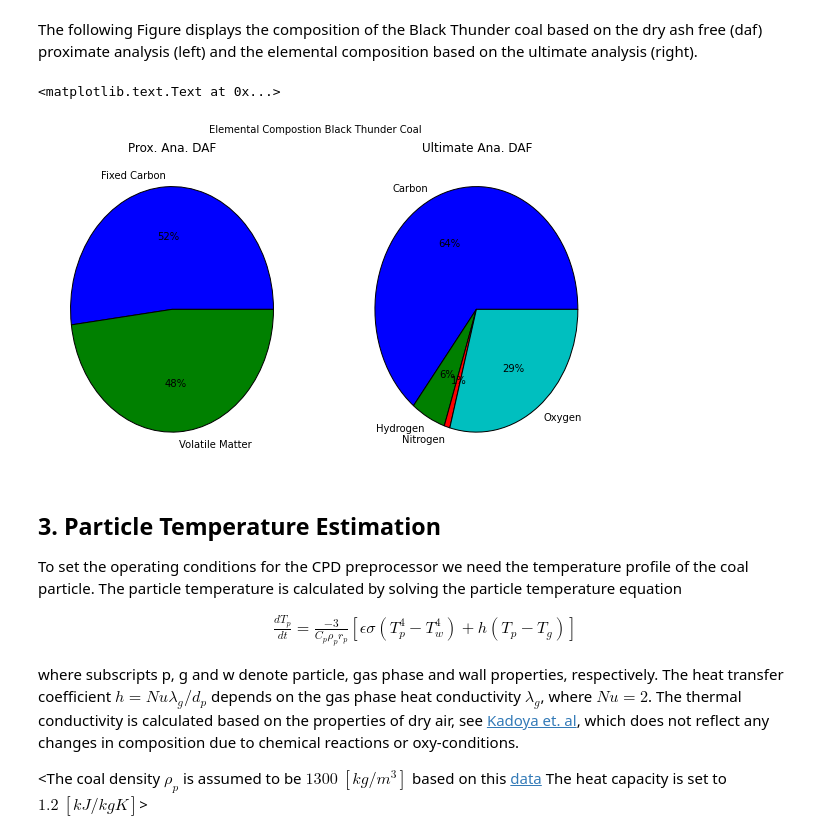
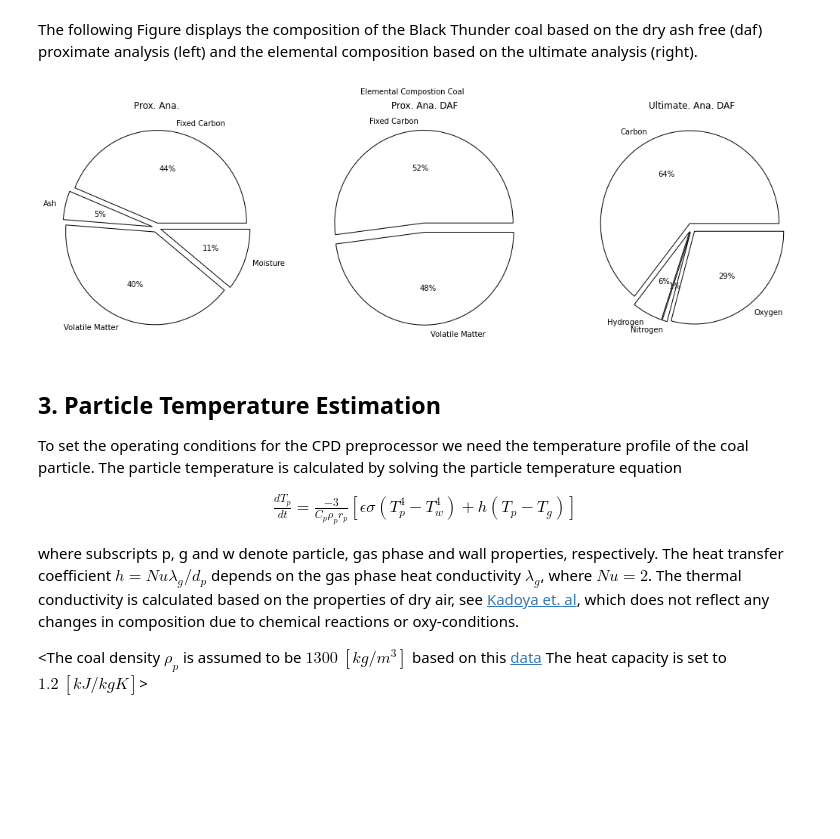
Before and after one commit to ostein/notebooks, a Jupyter notebook: pkp/BlackThunder.ipynb, the cells around one changed output. Cells and saved outputs as stored; diff of their text form; code cells hidden in the pictures; blank space fills up the shorter version.

```diff
--- a/pkp/BlackThunder.ipynb
+++ b/pkp/BlackThunder.ipynb
@@ -171,24 +141,21 @@ proximate analysis (as recieved)
 The following Figure displays the composition of the Black Thunder coal based on the dry ash free (daf) proximate analysis (left) and the elemental composition based on the ultimate analysis (right).
 <!--Additionally we can estimate the elemental composition of the volatile matter (right) by subtracting the fixed carbon from ultimate analysis. However this is only a rough estimate and the final composition is computed based on the CPD results.-->
 # %%
-cpd_params = {'fit': 'constantRate', 'active': 'True', 'deltaT': '0.5e-05', 'MW_TAR': '130'}
+cpd_params = {'fit': 'constantRate', 'active': 'True',
+              'deltaT': '0.5e-05', 'MW_TAR': '130'}
+
 input_dict = {'Coal': {
-        'Proximate Analysis': proximate_analysis, 'Ultimate Analysis': ultimate_analysis, 'hhv': hhv_updated*1000.0, 'MW_PS': 100},
+        'Proximate Analysis': proximate_analysis,
+        'Ultimate Analysis': ultimate_analysis,
+        'hhv': hhv_updated*1000.0, 'MW_PS': 100},
     'CPD': cpd_params, 'OperatingConditions': {}}
 # %%
 from pkp.src.CoalThermoPhysics import Coal
 coal = Coal(input_dict['Coal'])
-# %%
-f, ax = plt.subplots(1,2)
-f.set_figwidth(10)
-f.set_figheight(5.5)
-plt_pie(ax[0], coal.pa_daf, "Prox. Ana. DAF")
-plt_pie(ax[1], coal.ua, "Ultimate Ana. DAF")
-#plt_pie(ax[2], coal.ua_vm, "Vol. Matter q=1.0")
-plt.suptitle("Elemental Compostion Black Thunder Coal")
-# %% [output]
-<matplotlib.text.Text at 0x...>
-[figure, removed]
+# %%
+f, ax = coal.plot_composition()
+# %% [output]
+[figure, added]
 # %% [markdown]
 ## 3. Particle Temperature Estimation
 
```
Also changed, not shown: parts of 40 cells of this notebook, 2 other files.
